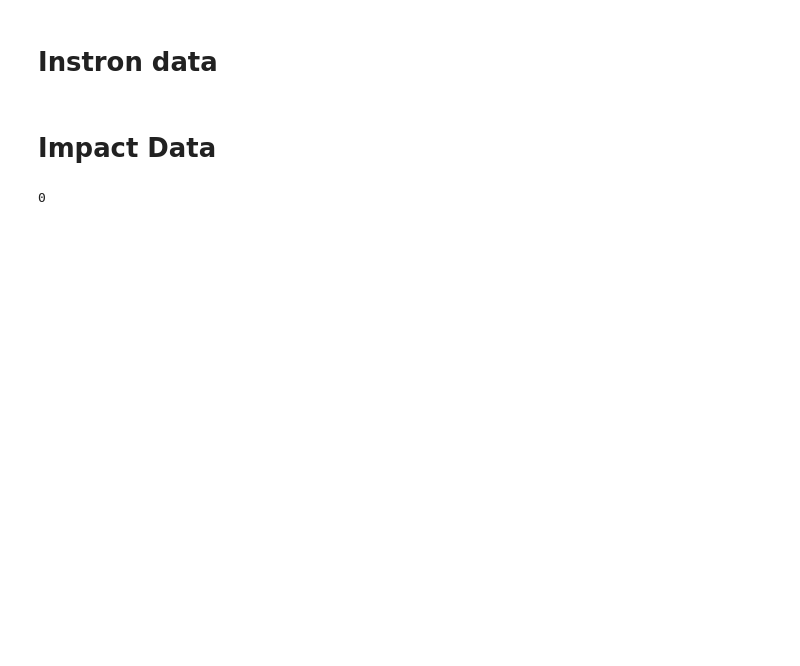
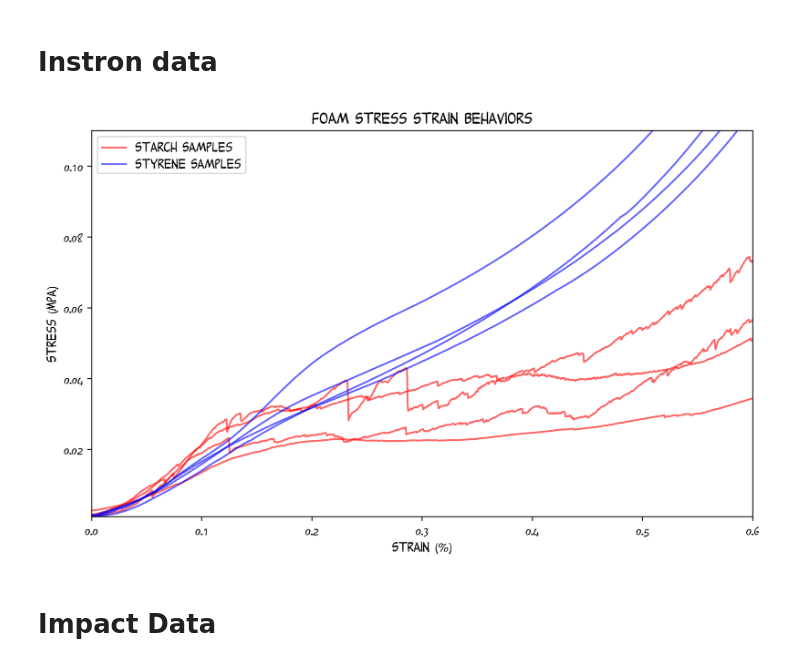
Before and after one commit to HALtheWise/matsci, a Jupyter notebook: project1/graphs.ipynb, the cells around one changed output. Cells and saved outputs as stored; diff of their text form; code cells hidden in the pictures; blank space fills up the shorter version.

Commit message:
Custom Peanuts font

```diff
--- a/project1/graphs.ipynb
+++ b/project1/graphs.ipynb
@@ -81,20 +81,25 @@ for file, area, length, offset in [
 # %%
 fig = plt.figure(num=None, figsize=(10, 6), dpi=300, facecolor='w', edgecolor='k')
 
-plt.xlabel('Strain (mm/mm)')
+plt.rcParams['font.family'] = 'sans-serif'
+plt.rcParams['font.sans-serif'] = 'PeanutsMerged'
+
+plt.xlabel('Strain (%)')
 plt.ylabel('Stress (MPa)')
-plt.title('Foam Stress-Strain Behaviors')
+plt.title('Foam Stress Strain Behaviors')
 
 for i, sample in enumerate(starches):
     starch_line = plt.plot(sample.strain, sample.stress / MPa, 'r', alpha=0.6)[0]
 
 for i, sample in enumerate(styrenes):
     styrene_line = plt.plot(sample.strain, sample.stress / MPa, 'b', alpha=0.6)[0]
 
 plt.xlim(0, 0.6)
 plt.ylim(0.001, 0.11)
 
 plt.legend([starch_line, styrene_line], ["Starch Samples", "Styrene Samples"]);
+# %% [output]
+[figure, added]
 # %% [markdown]
 # Impact Data
 # %%
@@ -128,4 +134,0 @@ starch_impact[0].head()
-# %%
-0/newton
-# %% [output]
-0
```
Also changed, not shown: parts of 3 cells of this notebook, 2 other files.
